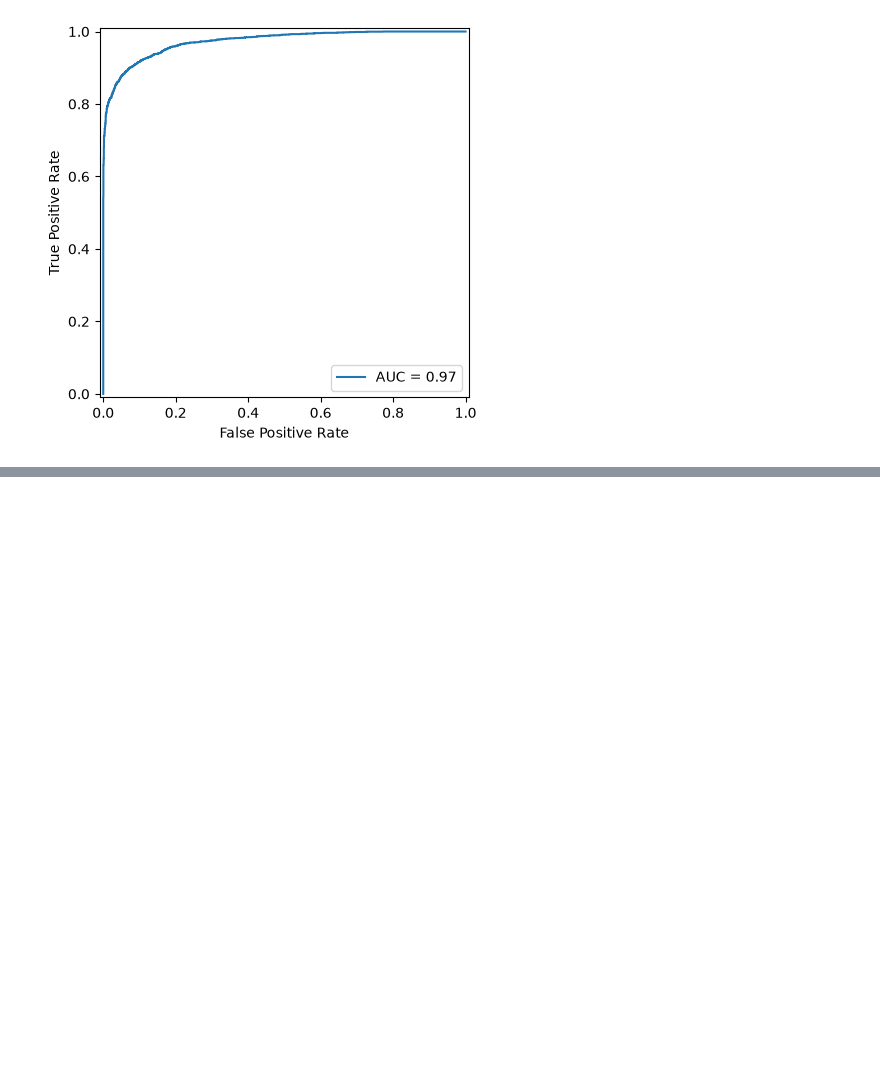
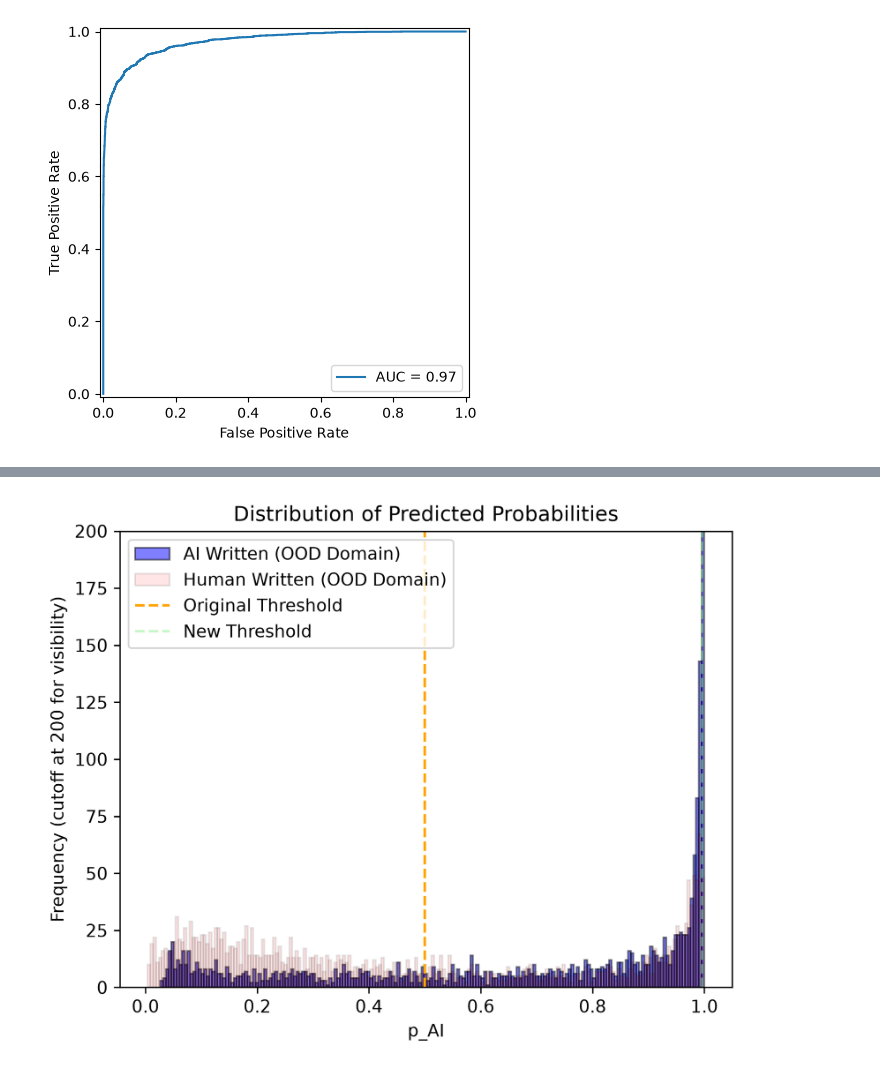
Before and after one commit to lucykappai/margnap, a Jupyter notebook: notebook.ipynb, the cells around one changed output, grey strips where cells are left out. Cells and saved outputs as stored; diff of their text form; code cells hidden in the pictures; blank space fills up the shorter version.

```diff
--- a/notebook.ipynb
+++ b/notebook.ipynb
@@ -856 +964,4 @@ Evaluating on Test Adversarial Characters Dataset:
 ... (16 outputs left out)
+# %%
+raw_logits_ood_domain = trainer.predict(tokenized_dataset['test_ood_domain'])
+raw_logits_cnn_llama = trainer.predict(tokenized_new)
@@ -856,0 +971,32 @@ Evaluating on Test Adversarial Characters Dataset:
+# %%
+
+probabilities_ood_domain = quick_softmax(raw_logits_ood_domain.predictions)
+# boolean mask label id's for where we have actual AI
+mask = raw_logits_ood_domain.label_ids == 1
+p_ai_ood_domain = probabilities_ood_domain[:, [1]]
+p_ai_ood_domain_true = p_ai_ood_domain[mask]
+p_ai_ood_domain_false = p_ai_ood_domain[~mask]
+
+probabilities_cnn_llama = quick_softmax(raw_logits_cnn_llama.predictions)
+# boolean mask label id's for where we have actual AI
+mask = raw_logits_cnn_llama.label_ids == 1
+p_ai_cnn_llama = probabilities_cnn_llama[:, [1]]
+p_ai_cnn_llama_true = p_ai_cnn_llama[mask]
+p_ai_cnn_llama_false = p_ai_cnn_llama[~mask]
+
+plt.hist(p_ai_ood_domain_true, bins=200, alpha=0.5, label='AI Written (OOD Domain)', color='blue', edgecolor='black')
+plt.hist(p_ai_ood_domain_false, bins=200, alpha=0.1, label='Human Written (OOD Domain)', color='red', edgecolor='black')
+
+plt.vlines(0.5, ymin=0, ymax=plt.ylim()[1], colors='orange', linestyles='dashed', label='Original Threshold')
+plt.vlines([threshold], ymin=0, ymax=plt.ylim()[1], colors='lightgreen', alpha=0.5, linestyles='dashed', label='New Threshold')
+
+plt.ylim(0,200)
+plt.xlabel('p_AI')
+plt.ylabel('Frequency (cutoff at 200 for visibility)')
+plt.title('Distribution of Predicted Probabilities')
+plt.legend()
+plt.gcf().set_dpi(300)
+
+plt.show()
+# %% [output]
+[figure, added]
```
Also changed, not shown: parts of 18 cells of this notebook, 4 other files.
